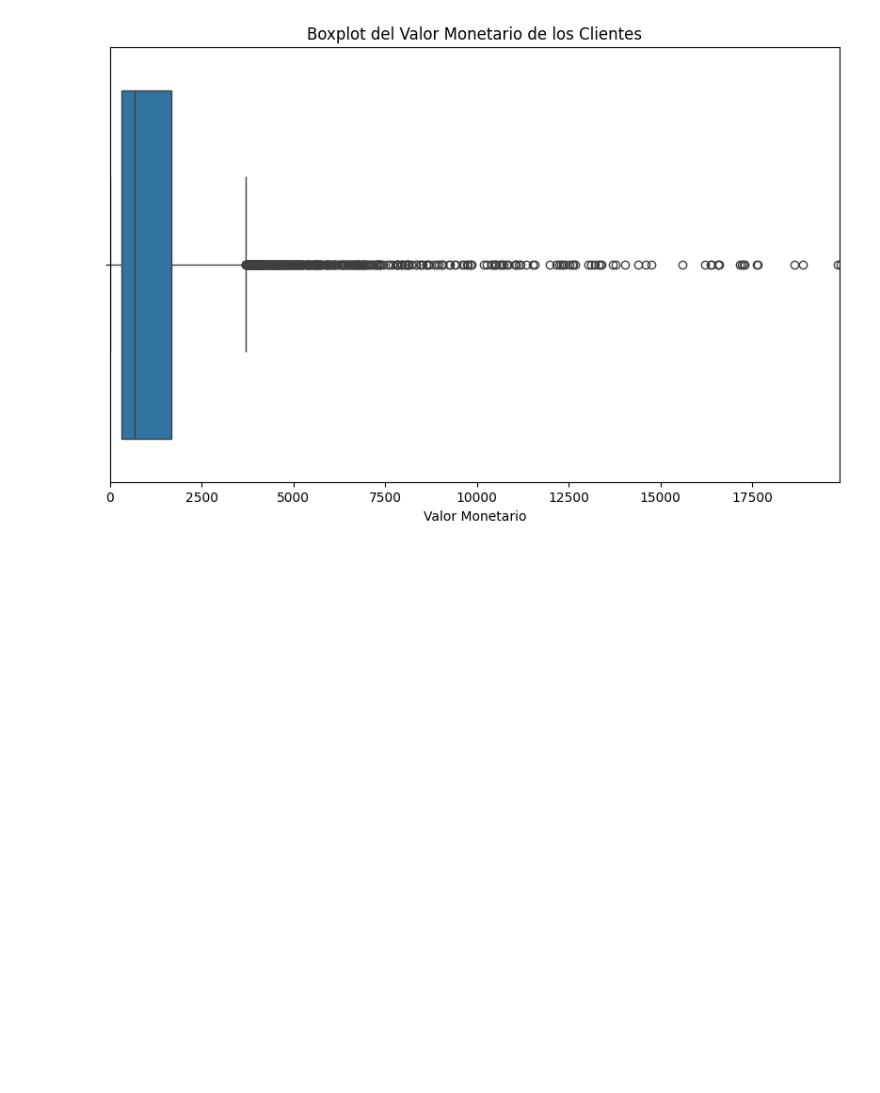
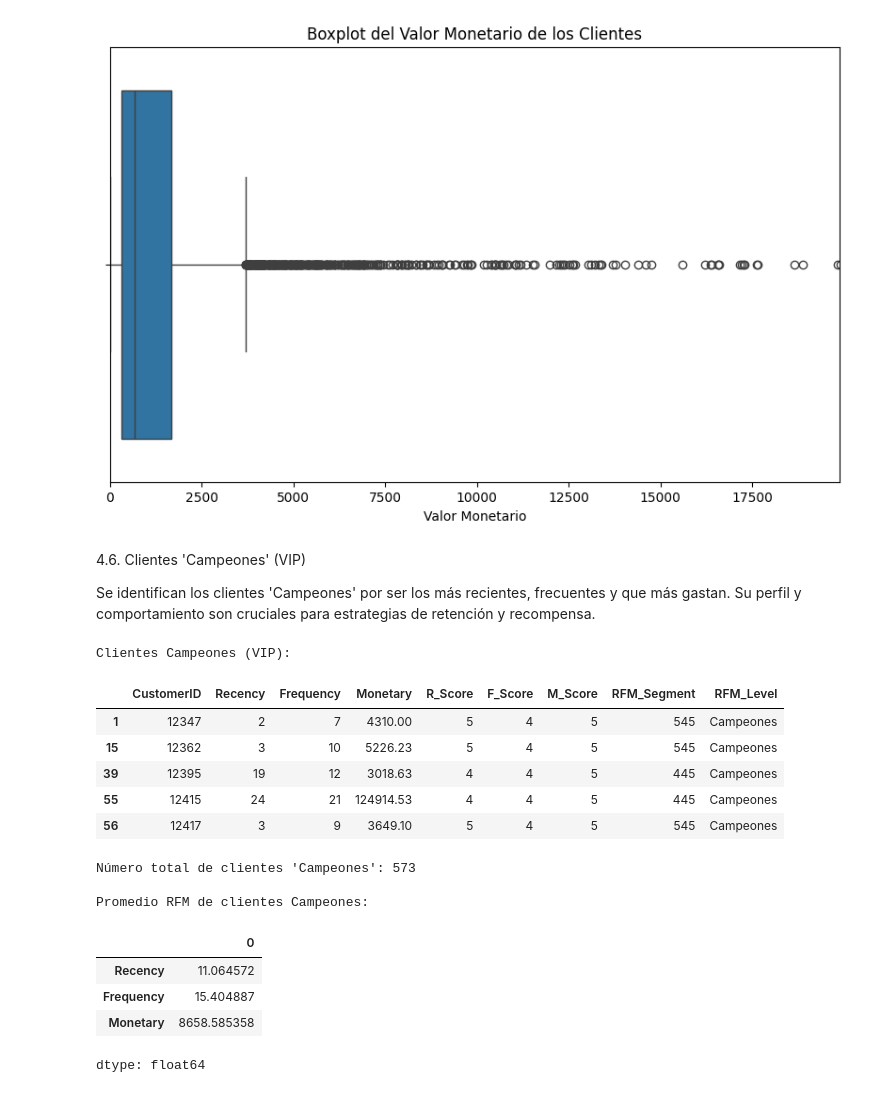
Before and after one commit to tecnojimbo/G5-ANALISISDATOS-EDA-, a Jupyter notebook: G5-AnalisisDatos-EDA.ipynb, the cells around one changed output. Drawn from its saved outputs; the diff is of its cells as text; code cells hidden in the pictures; blank space fills up the shorter version.

```diff
--- a/G5-AnalisisDatos-EDA.ipynb
+++ b/G5-AnalisisDatos-EDA.ipynb
@@ -379,3 +379,36 @@ plt.show()
 # %% [output]
 [figure]
 [figure]
+# %% [markdown]
+4.6. Clientes 'Campeones' (VIP)
+
+Se identifican los clientes 'Campeones' por ser los más recientes, frecuentes y que más gastan. Su perfil y comportamiento son cruciales para estrategias de retención y recompensa.
+# %%
+champions = rfm[rfm['RFM_Level'] == 'Campeones']
+
+print('Clientes Campeones (VIP):')
+display(champions.head())
+
+print(f"Número total de clientes 'Campeones': {len(champions)}")
+
+# Calcular el promedio de Recencia, Frecuencia y Monetario para los clientes 'Campeones'
+champions_avg_rfm = champions[['Recency', 'Frequency', 'Monetary']].mean()
+
+print('\nPromedio RFM de clientes Campeones:')
+display(champions_avg_rfm)
+# %% [output]
+Clientes Campeones (VIP):
+|  | CustomerID | Recency | Frequency | Monetary | R_Score | F_Score | M_Score | RFM_Segment | RFM_Level |
+| 1 | 12347 | 2 | 7 | 4310.00 | 5 | 4 | 5 | 545 | Campeones |
+| 15 | 12362 | 3 | 10 | 5226.23 | 5 | 4 | 5 | 545 | Campeones |
+| 39 | 12395 | 19 | 12 | 3018.63 | 4 | 4 | 5 | 445 | Campeones |
+| 55 | 12415 | 24 | 21 | 124914.53 | 4 | 4 | 5 | 445 | Campeones |
+| 56 | 12417 | 3 | 9 | 3649.10 | 5 | 4 | 5 | 545 | Campeones |
+Número total de clientes 'Campeones': 573
+
+Promedio RFM de clientes Campeones:
+|  | 0 |
+| Recency | 11.064572 |
+| Frequency | 15.404887 |
+| Monetary | 8658.585358 |
+dtype: float64
```
Also changed, not shown: parts of 4 cells of this notebook.
